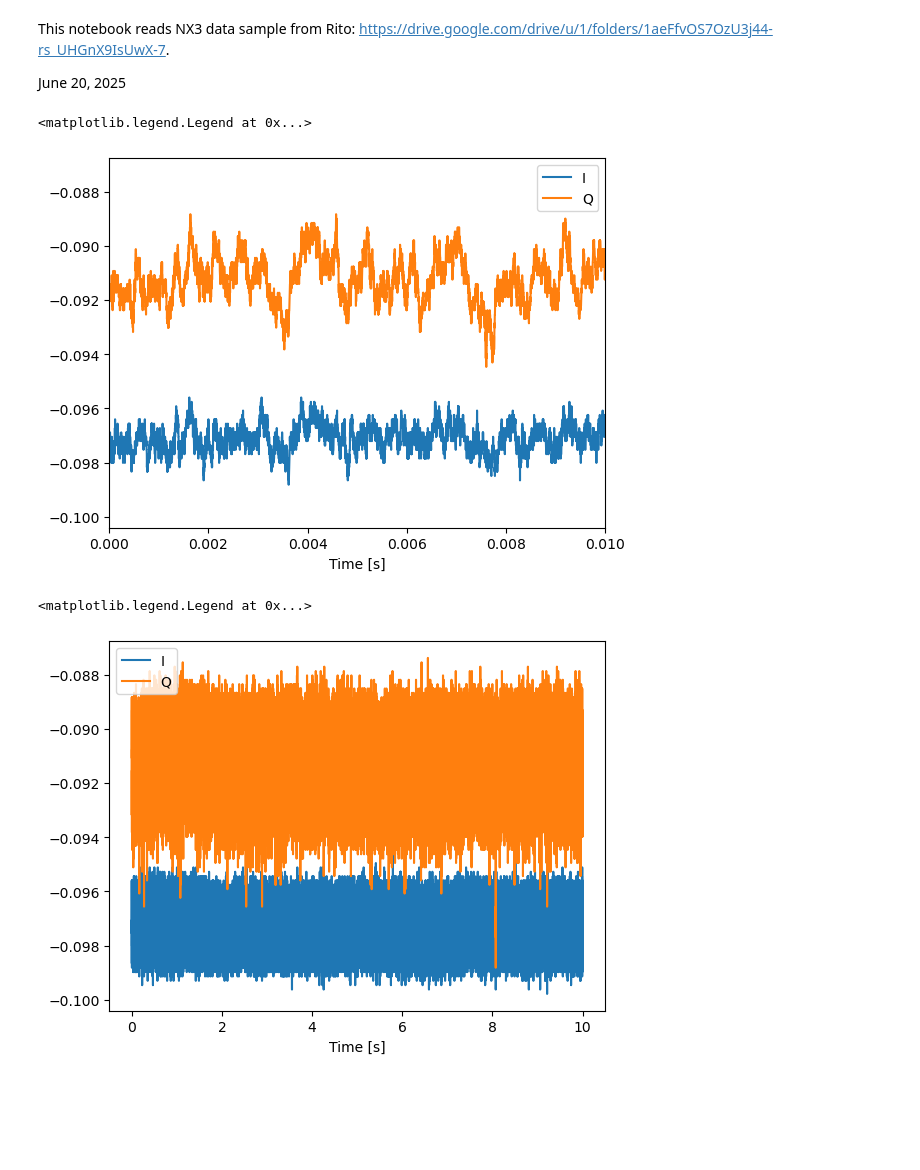
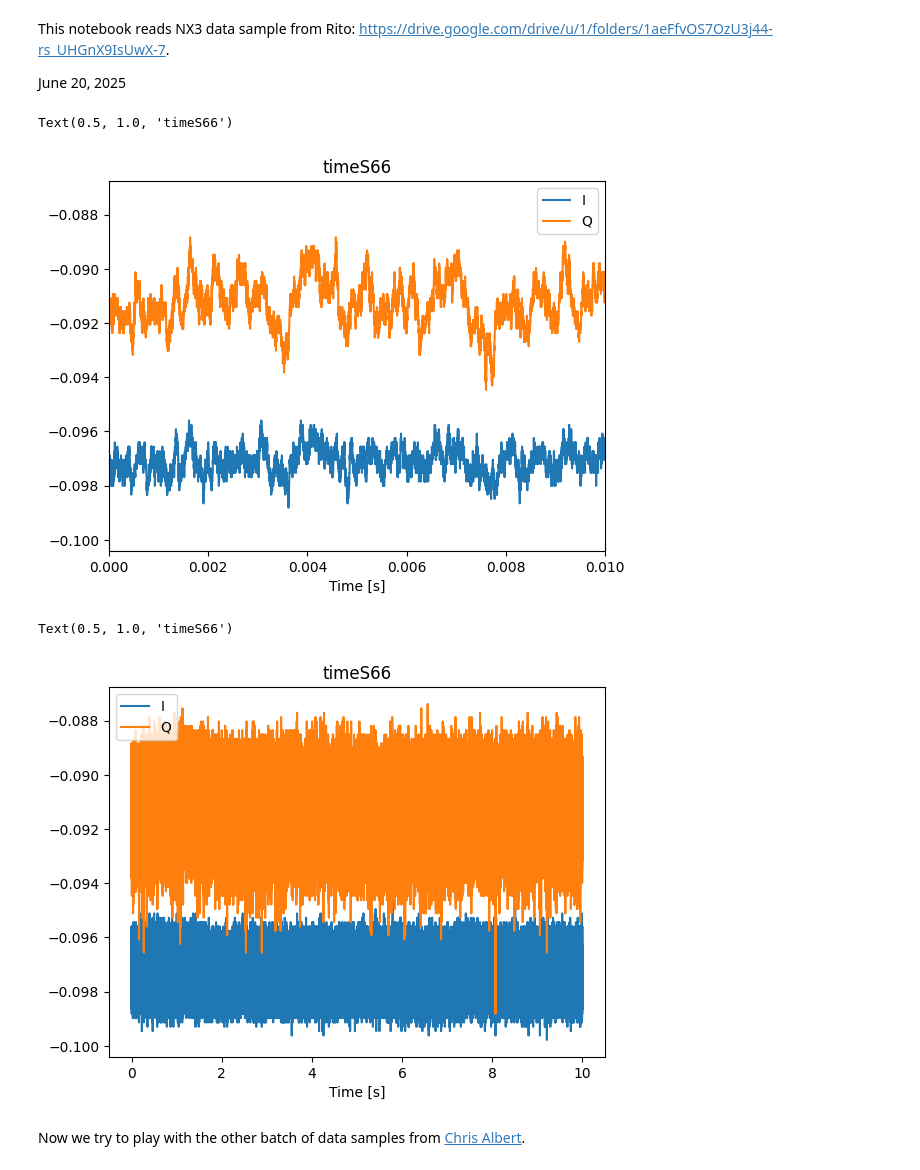
Before and after one commit to FaroutYLq/axioph, a Jupyter notebook: QUALIPHIDE/waveform_reader/read_nx3.ipynb, the cells around one changed output. Cells and saved outputs as stored; diff of their text form; code cells hidden in the pictures; blank space fills up the shorter version.

```diff
--- a/QUALIPHIDE/waveform_reader/read_nx3.ipynb
+++ b/QUALIPHIDE/waveform_reader/read_nx3.ipynb
@@ -57,19 +58,21 @@ np.save("test_read_waveforms_nx3.npy", Z_ts_raw)
 # %%
-import matplotlib.pyplot as plt
 plt.plot(tt, I, label="I")
 plt.plot(tt, Q, label="Q")
 plt.xlabel("Time [s]")
 plt.xlim(0, 0.01)
 plt.legend()
+plt.title(filenum[:-4])
 # %% [output]
-<matplotlib.legend.Legend at 0x...>
+Text(0.5, 1.0, 'timeS66')
-[figure, old version]
+[figure, new version]
 # %%
-import matplotlib.pyplot as plt
 plt.plot(tt, I, label="I")
 plt.plot(tt, Q, label="Q")
 plt.xlabel("Time [s]")
 plt.legend()
+plt.title(filenum[:-4])
 # %% [output]
-<matplotlib.legend.Legend at 0x...>
+Text(0.5, 1.0, 'timeS66')
-[figure, old version]
+[figure, new version]
+# %% [markdown]
+Now we try to play with the other batch of data samples from [Chris Albert](https://caltechobscosgroup.slack.com/archives/C07SZDKRNF9/p1752016440924679?thread_ts=1752010145.654029&cid=C07SZDKRNF9).
```
Also changed, not shown: parts of 10 cells of this notebook, 2 other files.
